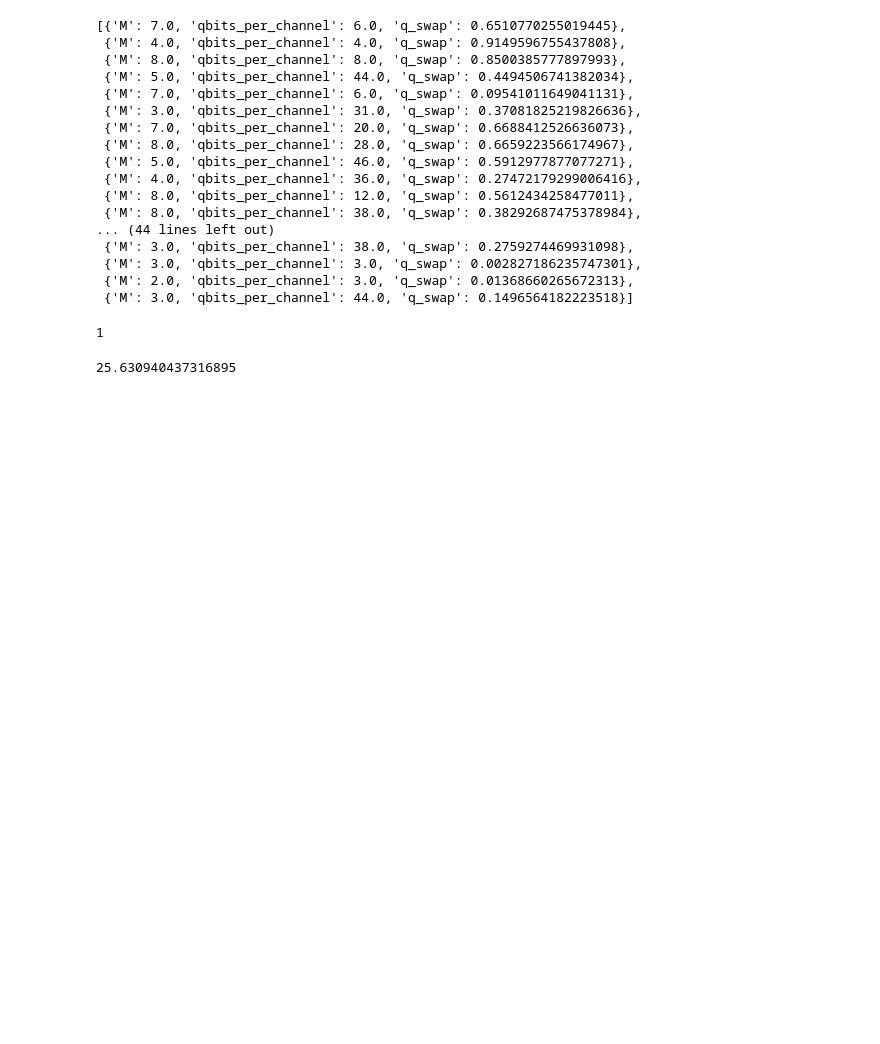
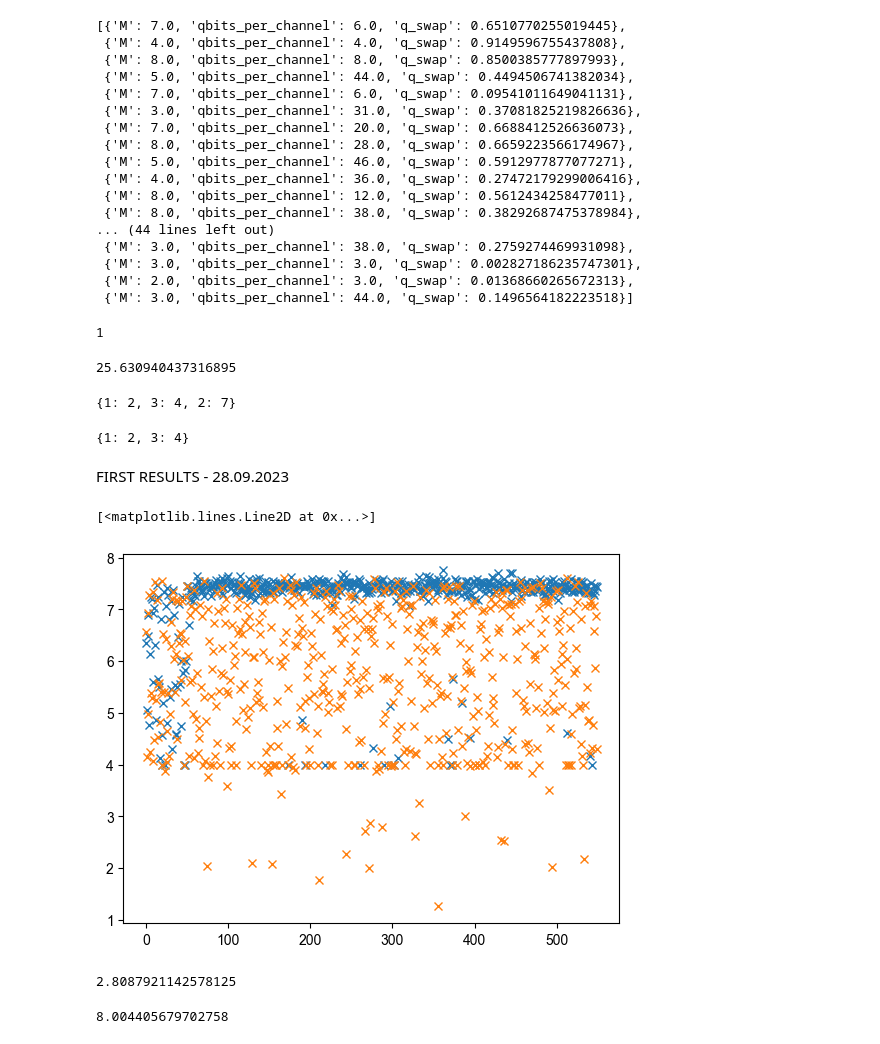
Before and after one commit to Luisenden/qnetsur, a Jupyter notebook: test.ipynb, the cells around one changed output. Cells and saved outputs as stored; diff of their text form; code cells hidden in the pictures; blank space fills up the shorter version.

```diff
--- a/test.ipynb
+++ b/test.ipynb
@@ -137,0 +164,24 @@ s.optimize_time
+# %%
+test(a,b)
+# %% [output]
+{1: 2, 3: 4, 2: 7}
+# %%
+a
+# %% [output]
+{1: 2, 3: 4}
+# %% [markdown]
+FIRST RESULTS - 28.09.2023
+# %%
+import pickle
+
+with open('../surdata/square3_iter-500_objective-meanopt.pkl', 'rb') as file:
+    # Load the object from the file
+    loaded_data = pickle.load(file)
+# %%
+model, refmodel = loaded_data
+# %%
+plt.plot([np.mean(y_i) for y_i in model.y], 'x')
+plt.plot([np.mean(y_i) for y_i in refmodel.y], 'x')
+# %% [output]
+[<matplotlib.lines.Line2D at 0x...>]
+[figure, added]
@@ -137,0 +194,11 @@ s.optimize_time
+# %%
+y = model.mmodel.predict(X_rand_df.values)
+start = time.time()
+x,y = objective(model,X_rand_df)
+print(time.time()-start)
+# %% [output]
+2.8087921142578125
+# %%
+model.optimize_time/550
+# %% [output]
+8.004405679702758
```
Also changed, not shown: parts of 6 cells of this notebook, 3 other files.
